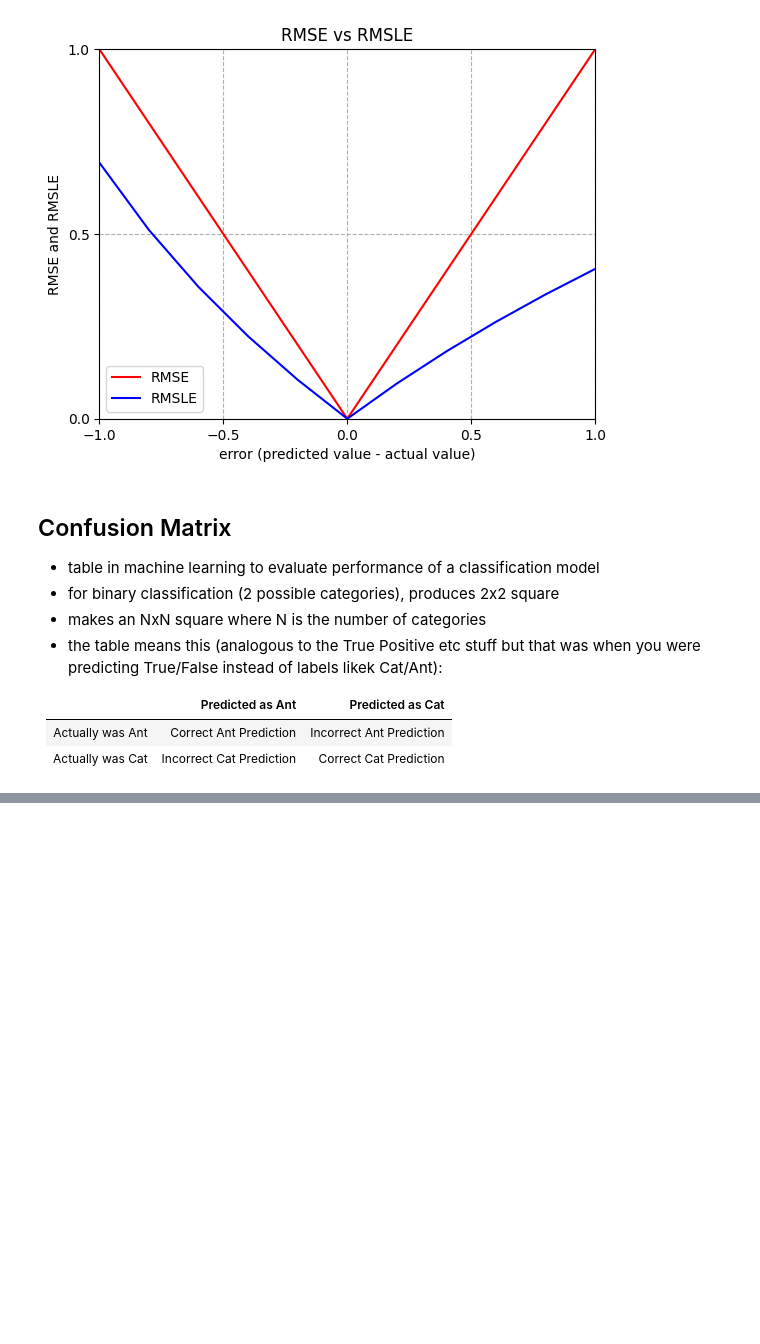
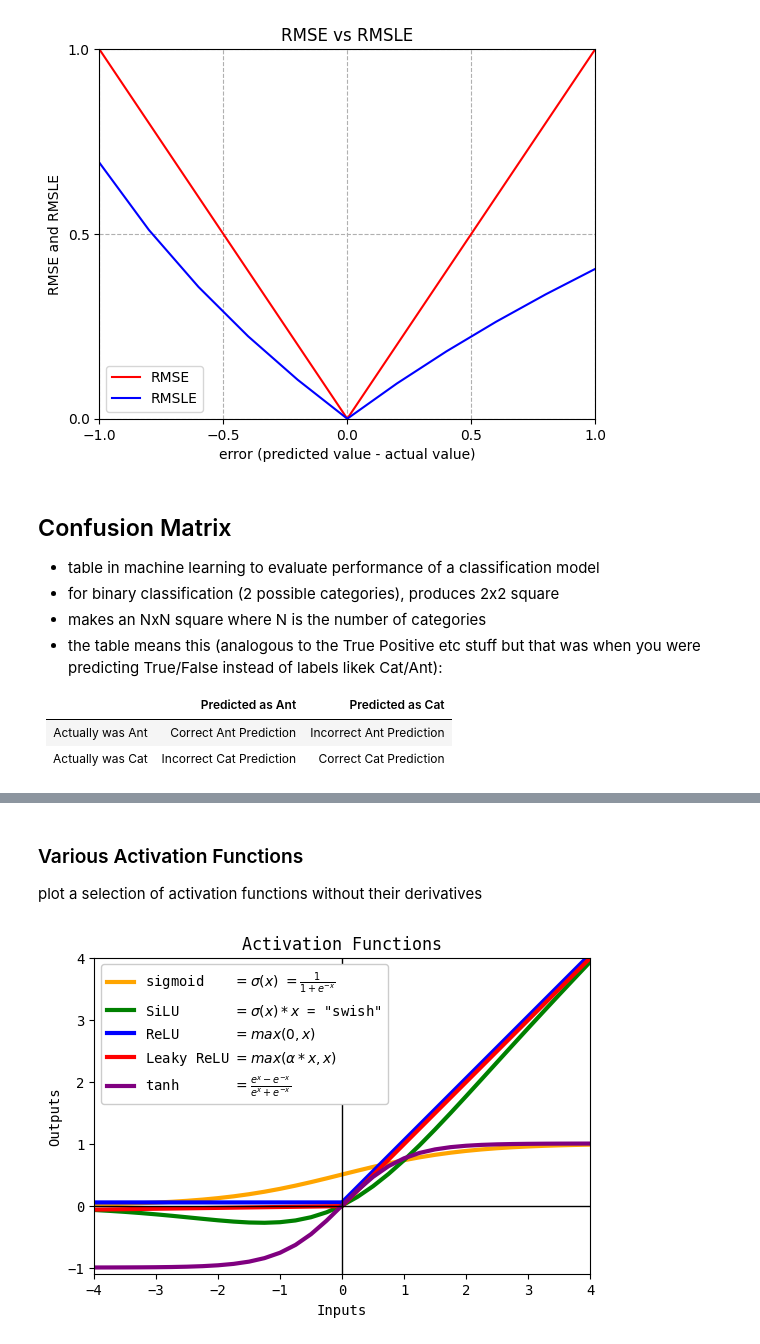
Before and after one commit to CombatWombatHub/aiml-notes, a Jupyter notebook: utils/plotmaker.ipynb, the cells around one changed output, grey strips where cells are left out. Cells and saved outputs as stored; diff of their text form; code cells hidden in the pictures; blank space fills up the shorter version.

Commit message:
plot activation functions, add to neural network notes, along with notes on backpropogation and the tiny neural network

```diff
--- a/utils/plotmaker.ipynb
+++ b/utils/plotmaker.ipynb
@@ -8,0 +11,8 @@ from matplotlib import pyplot as plt
+# %%
+# set the directory to save images to
+this_dir = Path().resolve()
+img_dir = this_dir.parent / "docs" / "source" / "images"
+if img_dir.is_dir():
+    print(f"images will be saved to: {img_dir}")
+else:
+    raise FileNotFoundError(f"image save directory not found: {img_dir}")
@@ -149,0 +165,4 @@ cmd.plot()
+# %%
+# Set the default font family for all text on all following plots
+# monospace will use fonts with all characters same width
+plt.rcParams['font.family'] = 'monospace'
@@ -149,0 +229,52 @@ cmd.plot()
+# %%
+# define some useful shorthand for
+w = 3
+g = 'green'
+b = 'blue'
+r = 'red'
+o = 'orange'
+p = 'purple'
+# %% [markdown]
+### Various Activation Functions
+plot a selection of activation functions without their derivatives
+# %%
+# create separate figure and axes objects to control tickmarks
+fig = plt.figure()
+ax = fig.add_subplot(1,1,1)
+
+# add functions and markdown equations, align equal signs, make thicker
+plt.plot(inputs, outs_sigmoid,    lw=w, c=o,   label=r"sigmoid   $~=\sigma(x) ~= \frac{1}{1+e^{-x}}$")
+plt.plot(inputs, outs_swish,      lw=w, c=g,   label=r'SiLU      $~=\sigma(x)*x$ = "swish"')
+plt.plot(inputs, outs_relu,       lw=w, c=b,   label=r"ReLU      $~=max(0,x)$")
+plt.plot(inputs, outs_leaky_relu, lw=w, c=r,   label=r"Leaky ReLU$~=max(\alpha*x,x)$")
+plt.plot(inputs, outs_tanh,       lw=w, c=p,   label=r"tanh      $~=\frac{e^x-e^{-x}}{e^x+e^{-x}}$")
+#plt.plot(inputs, outs_gelu,       lw=w, color='y', label=r"GELU      $~=\frac{1}{2}x\left(1+erf\left(\frac{x}{\sqrt{2}}\right)\right)$")
+#plt.plot(inputs, outs_sin,        lw=w, color='k', label=r"sinusoid  $~=sin(x)$")
+
+# add horizontal and vertical lines
+plt.axhline(y=0, color='k', linewidth=1)
+plt.axvline(x=0, color='k', linewidth=1)
+
+# make the axes square so 1 on x axis is same length as 1 on the y-axis
+plt.axis('square')
+
+# set limits
+max_y = 4
+plt.xlim(min_x, max_x)
+plt.ylim(-1.1,  max_y)
+
+# set the ticklabels and remove the 0,0 labels
+ax.xaxis.set_ticks([i for i in list(range(min_x, max_x+1))])
+ax.yaxis.set_ticks([i for i in list(range(-1,    max_y+1))])
+
+# locate the legend and make it fully opaque so the y-axis doesn't show through
+plt.legend(loc="upper left", framealpha=1.0)
+
+# add labels and show the plot
+plt.ylabel("Outputs")
+plt.xlabel("Inputs")
+plt.title("Activation Functions")
+plt.savefig(img_dir / "activation_functions.png")
+plt.show()
+# %% [output]
+[figure, added]
```
Also changed, not shown: parts of 16 cells of this notebook, 4 other files.
